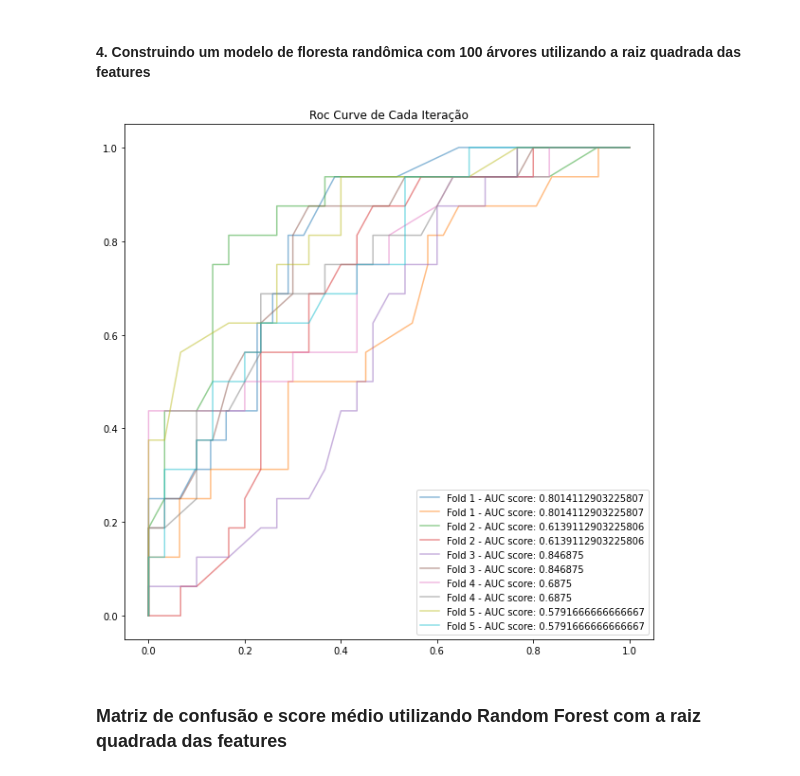
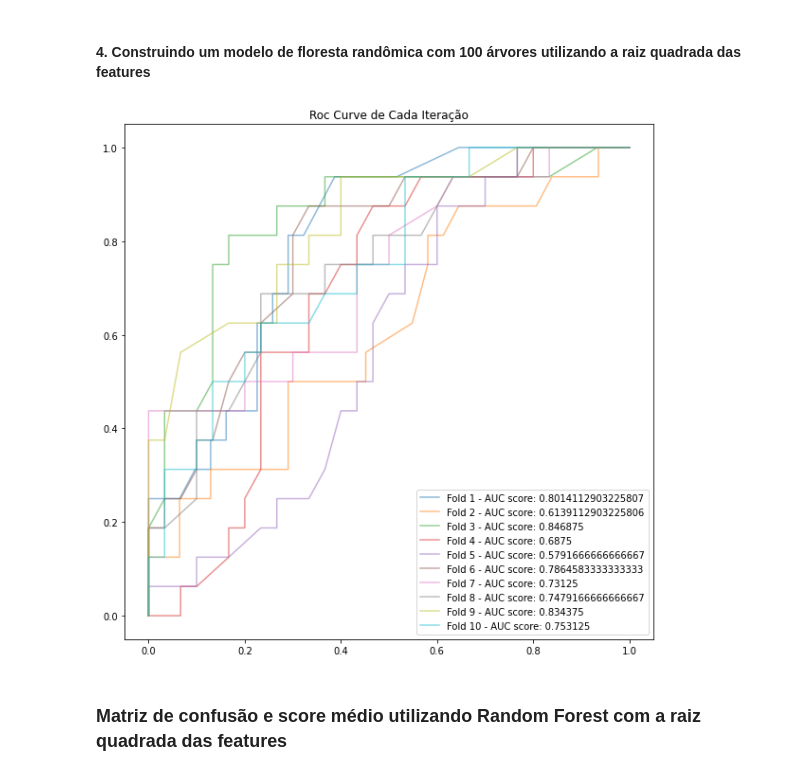
Before and after one commit to guilodron/projeto-1-fsi, a Jupyter notebook: 170011780.ipynb, the cells around one changed output. Cells and saved outputs as stored; diff of their text form; code cells hidden in the pictures.

Commit message:
Fix: append duplicado

```diff
--- a/170011780.ipynb
+++ b/170011780.ipynb
@@ -122,7 +122,6 @@ for train_indexes, test_indexes in skf.split(X, y):
     scores.append(auc_score)
     legends.append(f'Fold {i} - AUC score: {auc_score}')
     fpr, tpr, threshold = roc_curve(y_test, y_pred_prob)
-    legends.append(f'Fold {i} - AUC score: {roc_auc_score(y_test, y_pred_prob)}')
     plt.plot(fpr, tpr, alpha=.5)
     plt.title('Roc Curve de Cada Iteração')
     i += 1
@@ -148,35 +147,34 @@ O auc score médio utilizando Random Forest com todas as features é: 0.71921706
 plt.figure(figsize=(10, 10))
 
 rf = RandomForestClassifier(n_estimators=100, max_features='sqrt', random_state=SEED)
 i = 1
 
 # variáveis que irão armazenar informações de cada iteração do cross validation
 legends = []
 scores = []
 confusion_matrixes = []
 feature_importances = []
 
 for train_indexes, test_indexes in skf.split(X, y):
     X_train, X_test, y_train, y_test = X[train_indexes], X[test_indexes], y[train_indexes], y[test_indexes]
     rf.fit(X_train, y_train)
     y_pred_prob = rf.predict_proba(X_test)[:, 1]
     y_pred = dt.predict(X_test)
     confusion_matrixes.append(confusion_matrix(y_test, y_pred))
     auc_score = roc_auc_score(y_test, y_pred_prob)
     scores.append(auc_score)
     legends.append(f'Fold {i} - AUC score: {auc_score}')
     feature_importances.append(dt.feature_importances_)
     fpr, tpr, threshold = roc_curve(y_test, y_pred_prob)
-    legends.append(f'Fold {i} - AUC score: {roc_auc_score(y_test, y_pred_prob)}')
     plt.plot(fpr, tpr, alpha=.5)
     plt.title('Roc Curve de Cada Iteração')
     i += 1
 
 plt.legend(legends)
 plt.show()
 feature_importances_final = np.mean(feature_importances, axis=0)
 # %% [output]
-[figure, old version]
+[figure, new version]
 # %% [markdown]
 ### Matriz de confusão e score médio utilizando Random Forest com a raiz quadrada das features
 # %%
```
Also changed, not shown: parts of 4 cells of this notebook.
